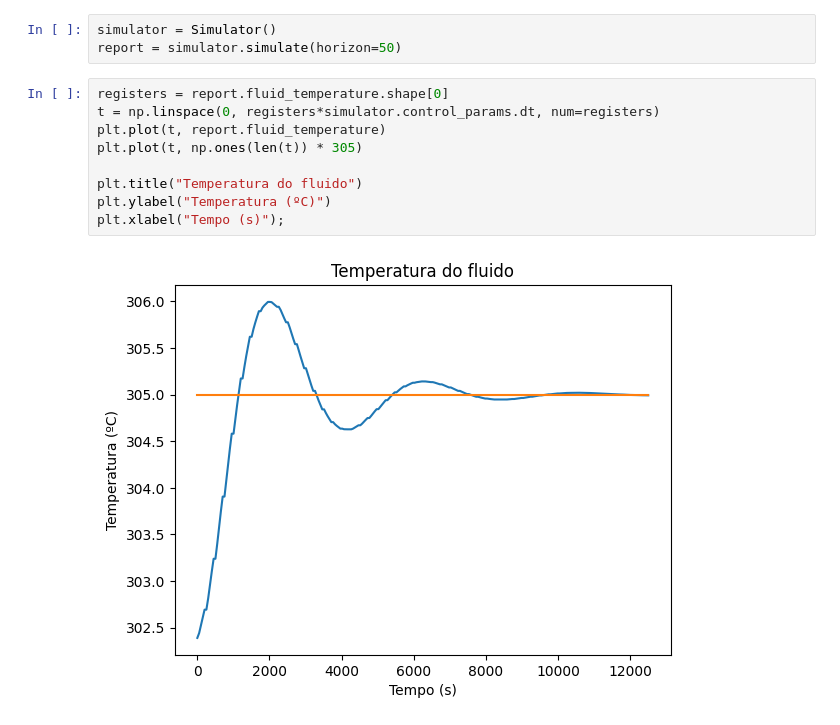
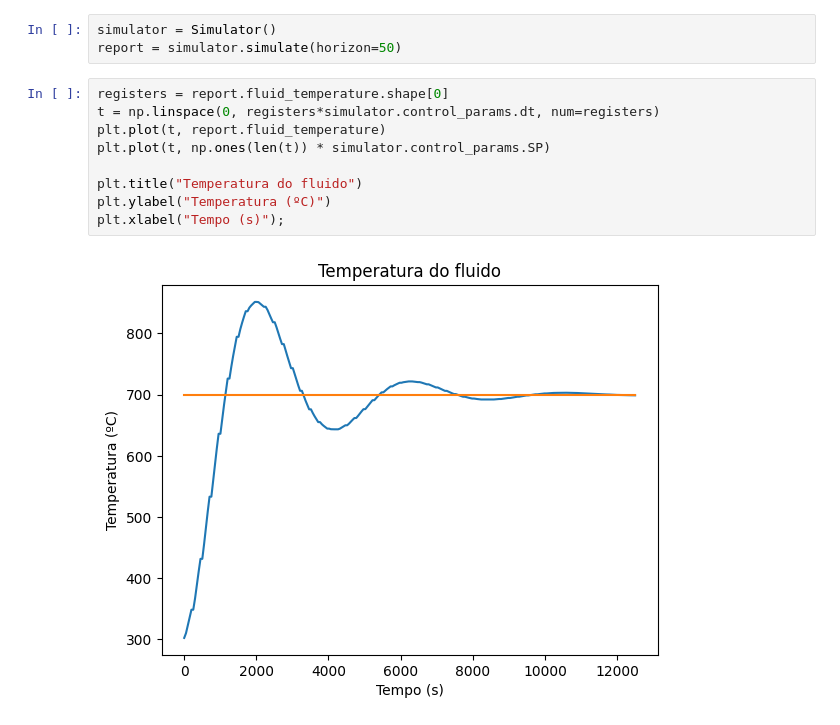
Before and after one commit to MatheusCascalho/PID_controller, a Jupyter notebook: demo/tank_vizualizer.ipynb, the cells around one changed output. Cells and saved outputs as stored; diff of their text form.

```diff
--- a/demo/tank_vizualizer.ipynb
+++ b/demo/tank_vizualizer.ipynb
@@ -10,14 +10,14 @@ report = simulator.simulate(horizon=50)
 # %%
 registers = report.fluid_temperature.shape[0]
 t = np.linspace(0, registers*simulator.control_params.dt, num=registers)
 plt.plot(t, report.fluid_temperature)
-plt.plot(t, np.ones(len(t)) * 305)
+plt.plot(t, np.ones(len(t)) * simulator.control_params.SP)
 
 plt.title("Temperatura do fluido")
 plt.ylabel("Temperatura (ºC)")
 plt.xlabel("Tempo (s)");
 # %% [output]
-[figure, old version]
+[figure, new version]
 # %%
 action = report.control_action
 resistencia = [v for i, v in enumerate(report.resistence_temperature) if i%5==0]
```
Also changed, not shown: parts of 2 cells of this notebook, 1 other file.
